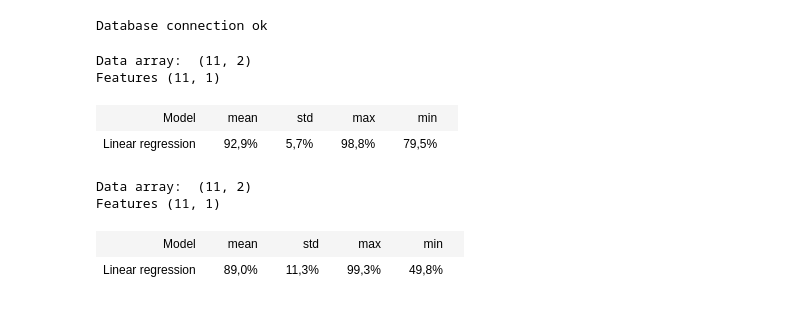
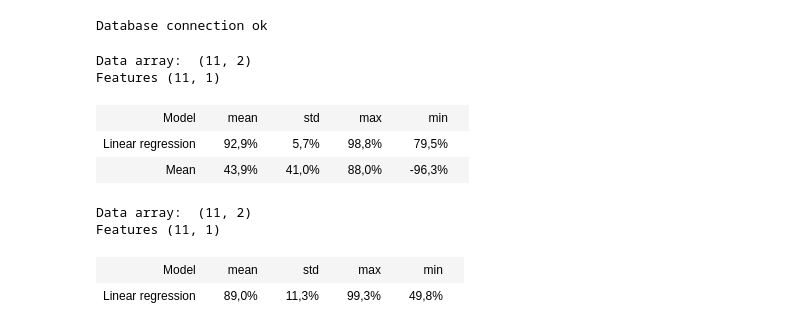
Before and after one commit to Miikkasna/cablepredictions, a Jupyter notebook: Whole ship cable quantities.ipynb, the cells around one changed output. Cells and saved outputs as stored; diff of their text form; code cells hidden in the pictures.

Commit message:
whole ship quantity mean added

```diff
--- a/Whole ship cable quantities.ipynb
+++ b/Whole ship cable quantities.ipynb
@@ -48,33 +49,35 @@ print('Data array: ', data.shape)
 X = data[:, 0].reshape((-1, 1))
 print('Features', X.shape)
 y = data[:, -1]
 
 
 # init lpo split
 p = 2 #ships
 lpo = LeavePOut(p)
 
 # init regression model
 models = dict()
 models['Linear regression'] = linear_model.LinearRegression()
+models['Mean'] = DummyRegressor(strategy='mean')
 
 # train and evaluate all models with lpo
 table_rows = [['Model', 'mean', 'std', 'max', 'min']]
 for model_name in models.keys():
     model = models[model_name]
     scores = []
     for train_i, test_i in lpo.split(X):
         model.fit(X[train_i], y[train_i])
         preds = model.predict(X[test_i])
         scores.append(mape(y[test_i], preds))
     scores = np.array(scores)
     table_rows.append((model_name, 1-scores.mean(), scores.std(), 1-scores.min(), 1-scores.max()))
 display_table(table_rows)
 # %% [output]
 Data array:  (11, 2)
 Features (11, 1)
 | Model |  | mean |  | std |  | max |  | min |  |
 | Linear regression |  | 92,9% |  | 5,7% |  | 98,8% |  | 79,5% |  |
+| Mean |  | 43,9% |  | 41,0% |  | 88,0% |  | -96,3% |  |
 # %%
 # Whole ship cable quantities
 # Predictors:
```
Also changed, not shown: parts of 1 cell of this notebook, 2 other files.
